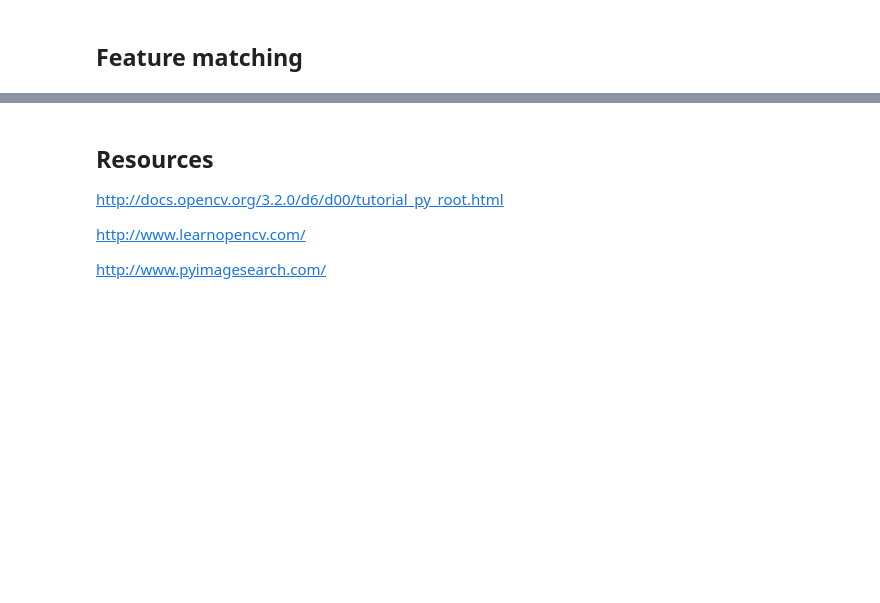
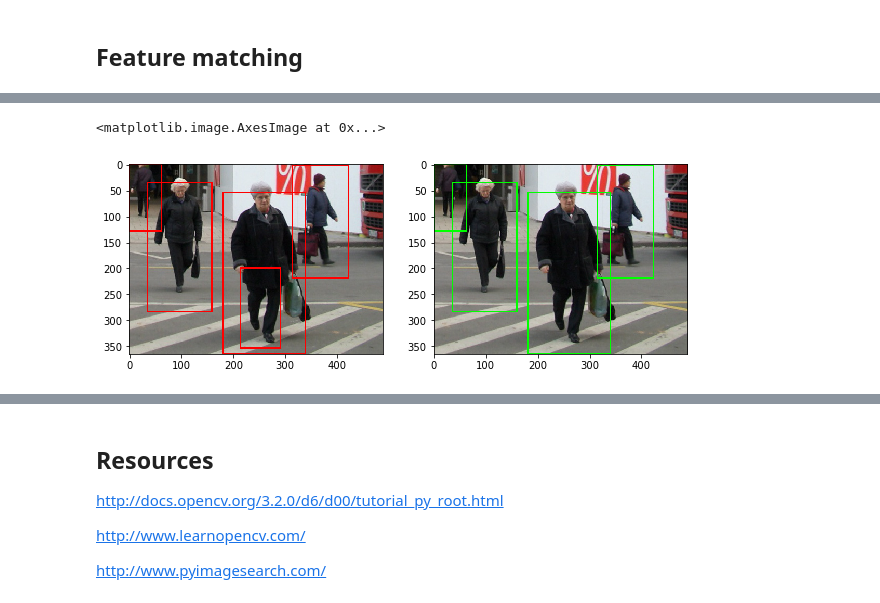
Before and after one commit to finnhacks42/opencv-play, a Jupyter notebook: templates/OpenCV tutorial.ipynb, the cells around one changed output, grey strips where cells are left out. Cells and saved outputs as stored; diff of their text form; code cells hidden in the pictures; blank space fills up the shorter version.

Commit message:
adds some face images. Adds HOG to tutorial

```diff
--- a/templates/OpenCV tutorial.ipynb
+++ b/templates/OpenCV tutorial.ipynb
@@ -263,0 +278,39 @@ plt.imshow(img3),plt.show()
+# %%
+# import the necessary packages
+from imutils.object_detection import non_max_suppression
+from imutils import paths
+import imutils
+
+image = cv2.imread("../images/person.jpg")
+orig = image.copy()
+
+# initialize the HOG descriptor/person detector
+hog = cv2.HOGDescriptor()
+hog.setSVMDetector(cv2.HOGDescriptor_getDefaultPeopleDetector())
+
+cv2.HOGDescriptor_L2Hys
+
+# detect people in the image
+(rects, weights) = hog.detectMultiScale(image, winStride=(4, 4),padding=(8, 8), scale=1.05)
+
+# draw the original bounding boxes
+for (x, y, w, h) in rects:
+    cv2.rectangle(orig, (x, y), (x + w, y + h), (0, 0, 255), 2)
+
+# apply non-maxima suppression to the bounding boxes using a
+# fairly large overlap threshold to try to maintain overlapping
+# boxes that are still people
+rects = np.array([[x, y, x + w, y + h] for (x, y, w, h) in rects])
+pick = non_max_suppression(rects, probs=None, overlapThresh=0.65)
+
+# draw the final bounding boxes
+for (xA, yA, xB, yB) in pick:
+    cv2.rectangle(image, (xA, yA), (xB, yB), (0, 255, 0), 2)
+
+# show some information on the number of bounding boxes
+fig,ax = plt.subplots(1,2,figsize=(10,5))
+ax[0].imshow(cv2.cvtColor(orig,cv2.COLOR_BGR2RGB))
+ax[1].imshow(cv2.cvtColor(image,cv2.COLOR_BGR2RGB))
+# %% [output]
+<matplotlib.image.AxesImage at 0x...>
+[figure, added]
```
Also changed, not shown: parts of 13 cells of this notebook, 6 other files.
